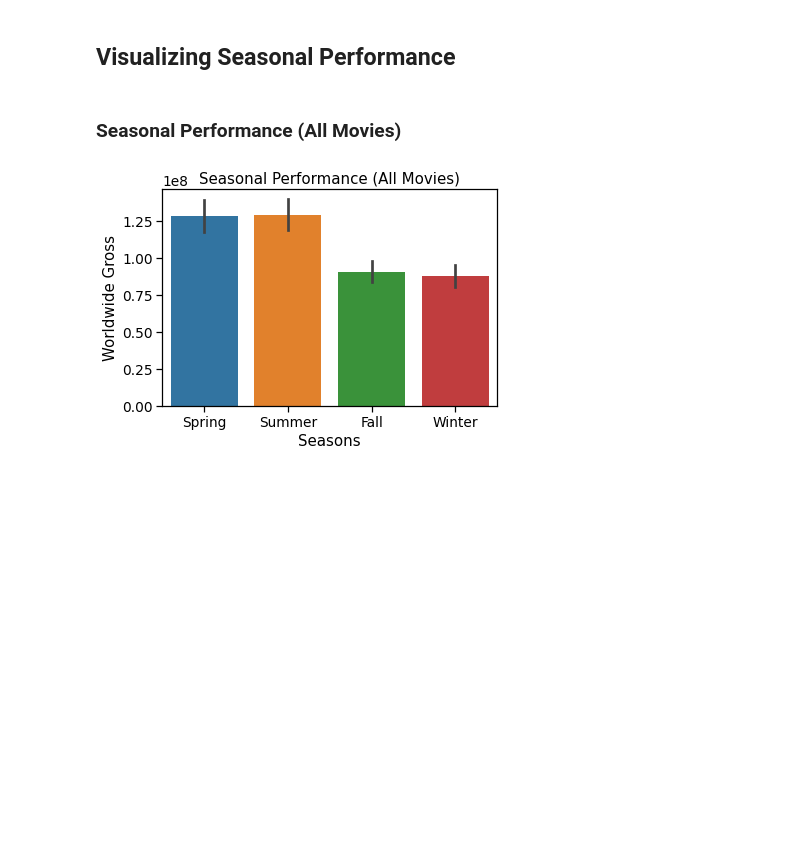
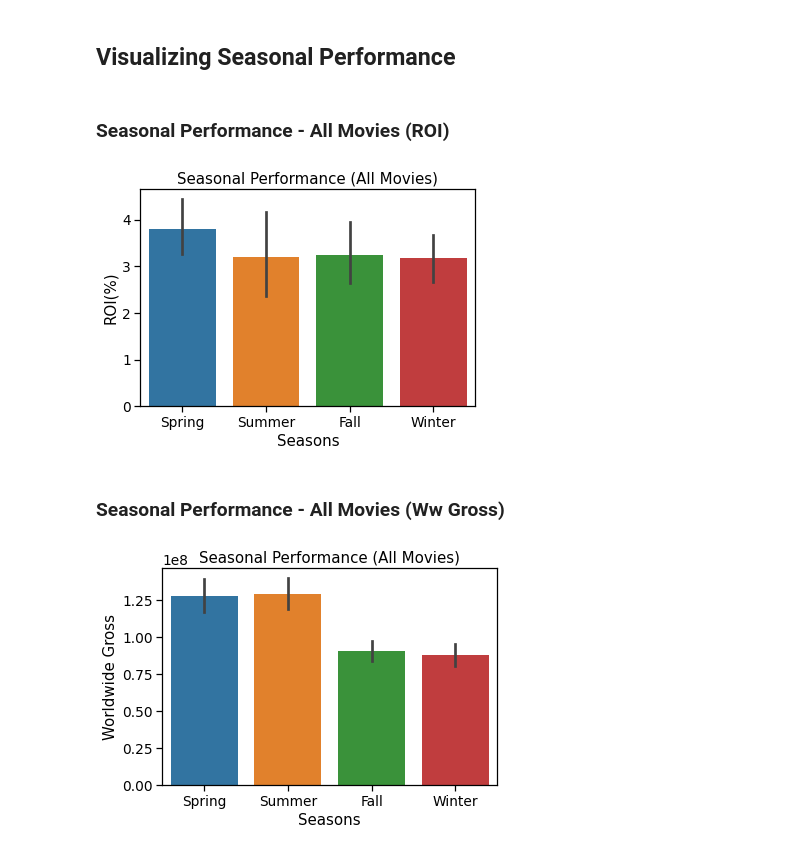
Before and after one commit to BenJMcCarty/BMC_P1P_Redo, a Jupyter notebook: student.ipynb, the cells around one changed output. Saved outputs shown, nothing was run; the diff lists cells and outputs as text; code cells hidden in the pictures; blank space fills up the shorter version.

```diff
--- a/student.ipynb
+++ b/student.ipynb
@@ -597,7 +677,19 @@ plt.ylabel('Worldwide Gross ($)');
 # %% [markdown]
 ## Visualizing Seasonal Performance
 # %% [markdown]
-### Seasonal Performance (All Movies)
+### Seasonal Performance - All Movies (ROI)
+# %%
+## Creating basic overview
+g = sns.barplot(data=plot_df, x='release_season_manual', y='ROI',
+                order=['Spring', 'Summer', 'Fall', 'Winter'],
+                estimator=np.mean)
+g.set_xlabel('Seasons')
+g.set_ylabel('ROI(%)')
+g.set_title('Seasonal Performance (All Movies)');
+# %% [output]
+[figure, added]
+# %% [markdown]
+### Seasonal Performance - All Movies (Ww Gross)
 # %%
 ## Creating basic overview
 g = sns.barplot(data=plot_df, x='release_season_manual', y='worldwide_gross',
```
Also changed, not shown: parts of 16 cells of this notebook.
